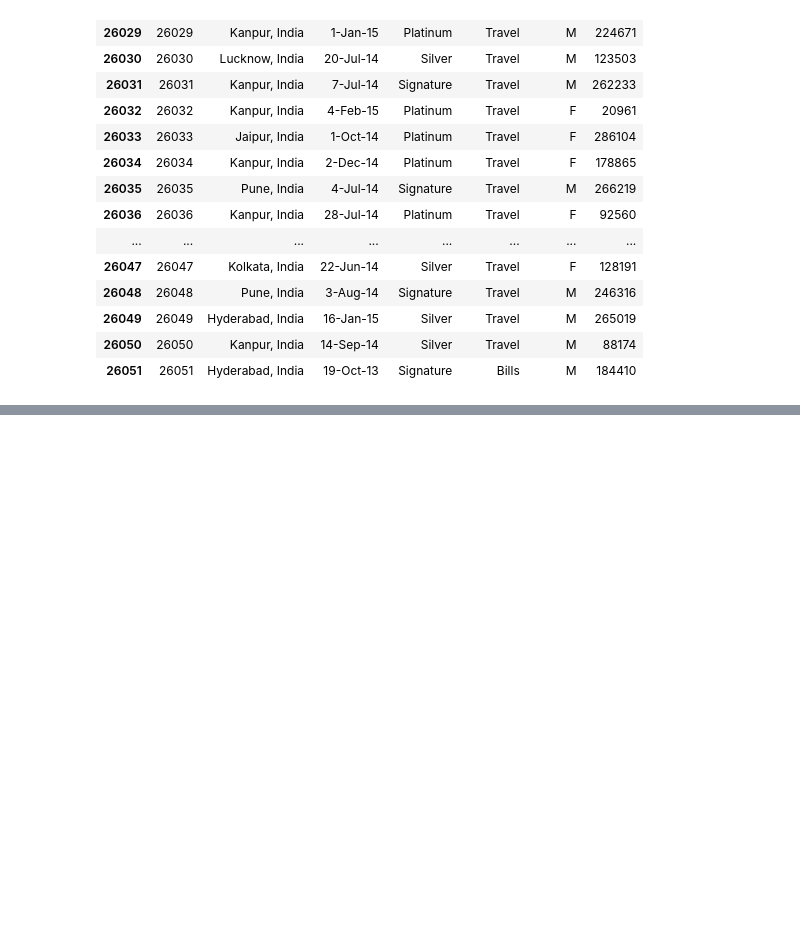
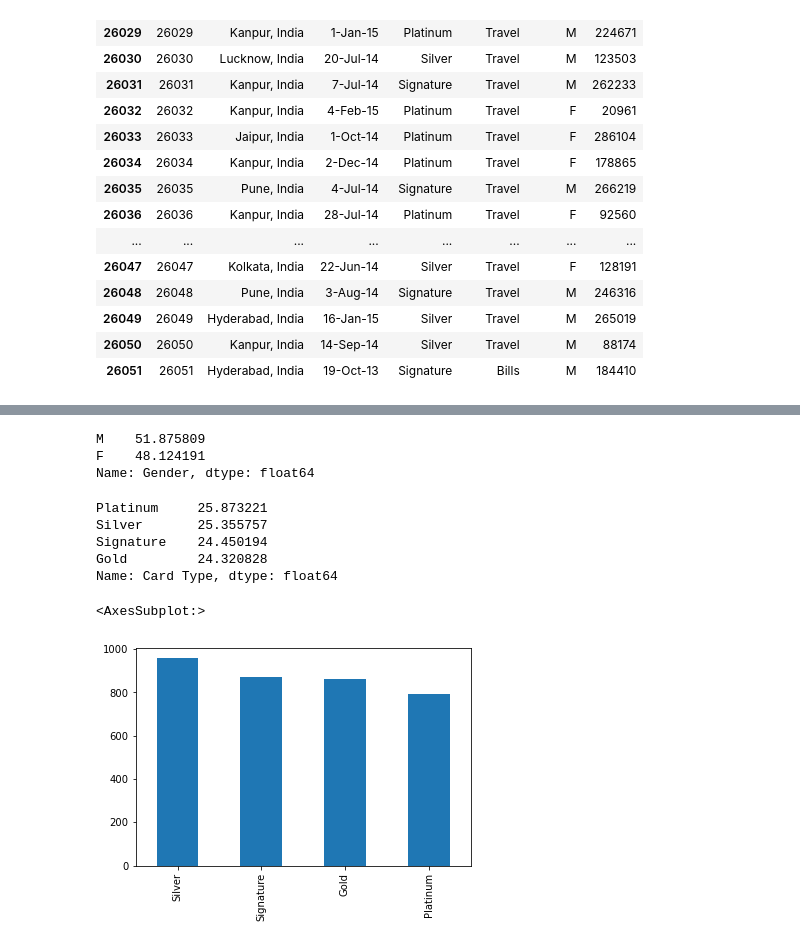
Before and after one commit to WhiteHorse101/Credit-Card-Spending-Habits, a Jupyter notebook: EDA.ipynb, the cells around one changed output, grey strips where cells are left out. Cells and saved outputs as stored; diff of their text form; code cells hidden in the pictures; blank space fills up the shorter version.

Commit message:
City wise Analysis

```diff
--- a/EDA.ipynb
+++ b/EDA.ipynb
@@ -49,0 +91,4 @@ data.tail(25)
+# %%
+Delhi = data.loc[data['City'] == 'Delhi, India']
+Mumbai = data.loc[data['City'] == 'Greater Mumbai, India']
+Kolkata = data.loc[data['City'] == 'Kolkata, India']
@@ -49,0 +233,19 @@ data.tail(25)
+# %%
+Kolkata['Gender'].value_counts(normalize=True)*100
+# %% [output]
+M    51.875809
+F    48.124191
+Name: Gender, dtype: float64
+# %%
+Kolkata['Card Type'].value_counts(normalize= True)*100
+# %% [output]
+Platinum     25.873221
+Silver       25.355757
+Signature    24.450194
+Gold         24.320828
+Name: Card Type, dtype: float64
+# %%
+Delhi['Card Type'].value_counts().plot(kind='bar')
+# %% [output]
+<AxesSubplot:>
+[figure, added]
```
Also changed, not shown: parts of 21 cells of this notebook, 1 other file.
